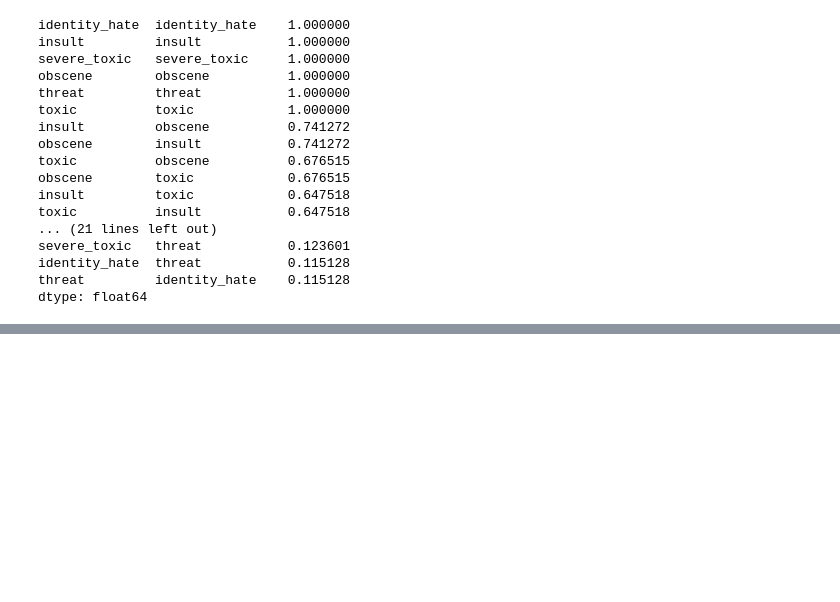
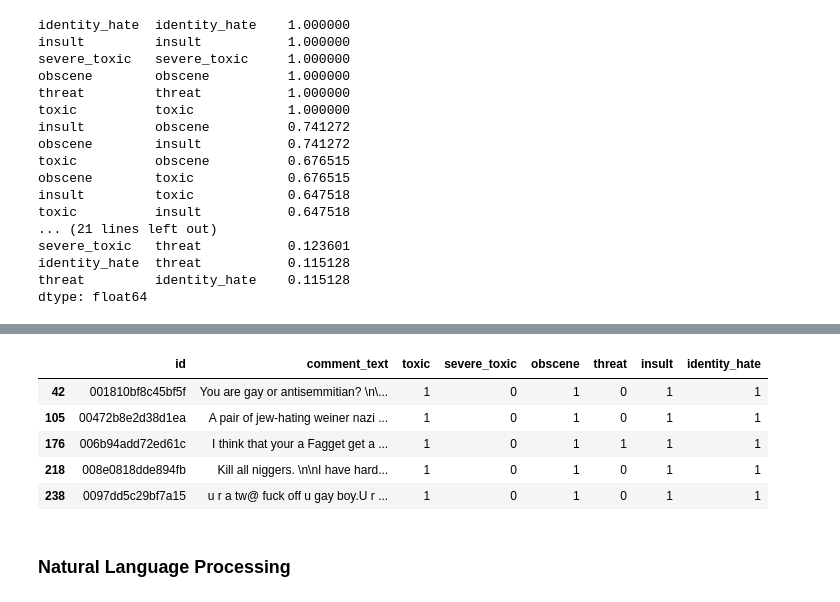
Before and after one commit to kristiewirth/toxic-comment-kaggle-challenge, a Jupyter notebook: src/main.ipynb, the cells around one changed output, grey strips where cells are left out. Saved outputs shown, nothing was run; the diff lists cells and outputs as text; code cells hidden in the pictures; blank space fills up the shorter version.

```diff
--- a/src/main.ipynb
+++ b/src/main.ipynb
@@ -18,3 +24,4 @@ np.set_printoptions(threshold=np.nan)
 # %%
-# Read in data
-df = pd.read_csv('../data/train.csv')
+# Loading in training file
+train_df = pd.read_csv('../data/train.csv')
+test_df = pd.read_csv('../data/test.csv')
@@ -92,3 +109,15 @@ df[df['insult']==1].head()
 | 43 | 00190820581d90ce | FUCK YOUR FILTHY MOTHER IN THE AS... | 1 | 0 | 1 | 0 | 1 | 0 |
 | 55 | 0020e7119b96eeeb | Stupid peace of shit stop deletin... | 1 | 1 | 1 | 0 | 1 | 0 |
 | 56 | 0020fd96ed3b8c8b | =Tony Sidaway is obviously a fist... | 1 | 0 | 1 | 0 | 1 | 0 |
+# %%
+# Looking at a few of the identity hate labeled comments to get a feel for this type of data
+train_df[train_df['identity_hate']==1].head()
+# %% [output]
+|  | id | comment_text | toxic | severe_toxic | obscene | threat | insult | identity_hate |
+| 42 | 001810bf8c45bf5f | You are gay or antisemmitian? \n\... | 1 | 0 | 1 | 0 | 1 | 1 |
+| 105 | 00472b8e2d38d1ea | A pair of jew-hating weiner nazi ... | 1 | 0 | 1 | 0 | 1 | 1 |
+| 176 | 006b94add72ed61c | I think that your a Fagget get a ... | 1 | 0 | 1 | 1 | 1 | 1 |
+| 218 | 008e0818dde894fb | Kill all niggers. \n\nI have hard... | 1 | 0 | 1 | 0 | 1 | 1 |
+| 238 | 0097dd5c29bf7a15 | u r a tw@ fuck off u gay boy.U r ... | 1 | 0 | 1 | 0 | 1 | 1 |
+# %% [markdown]
+### Natural Language Processing
```
Also changed, not shown: parts of 28 cells of this notebook, 7 other files.
